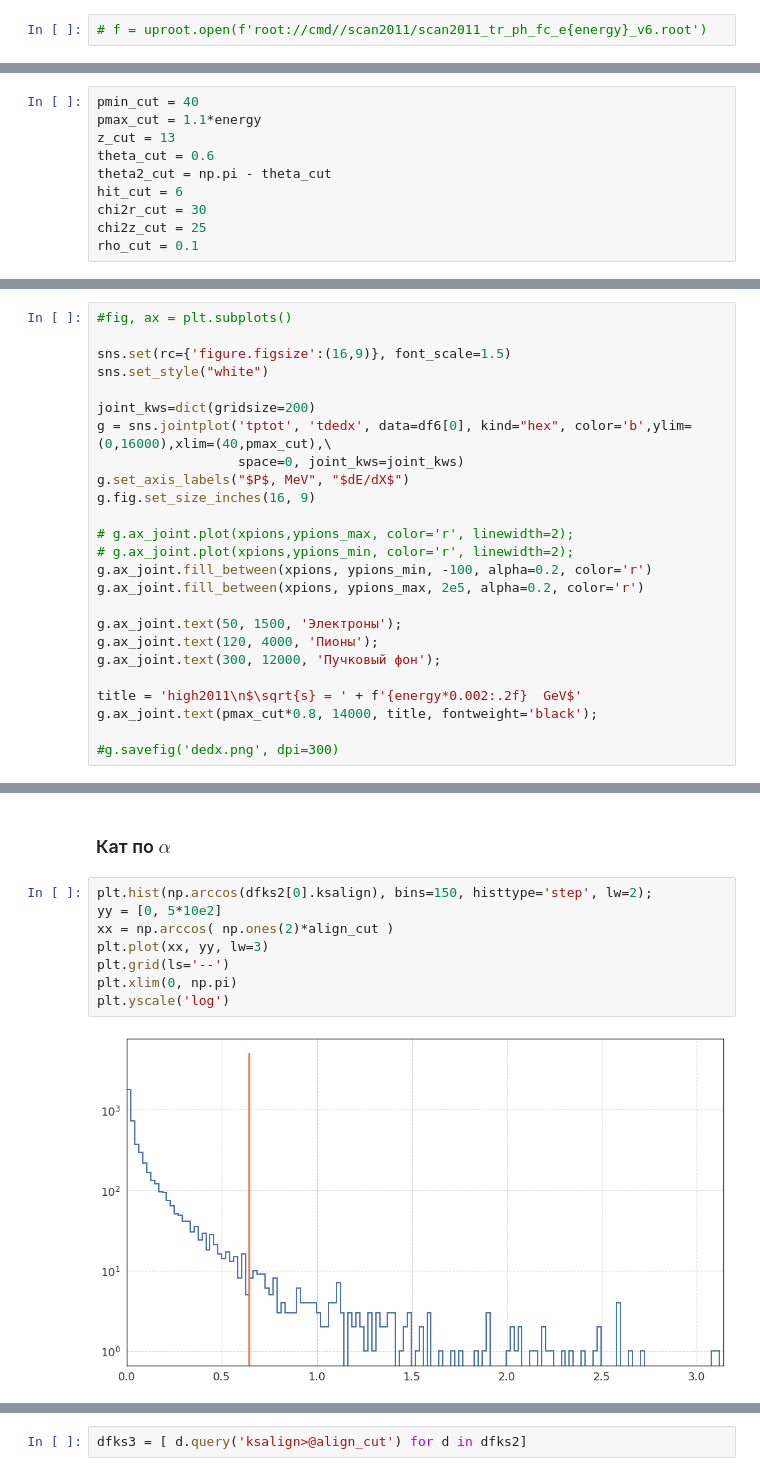
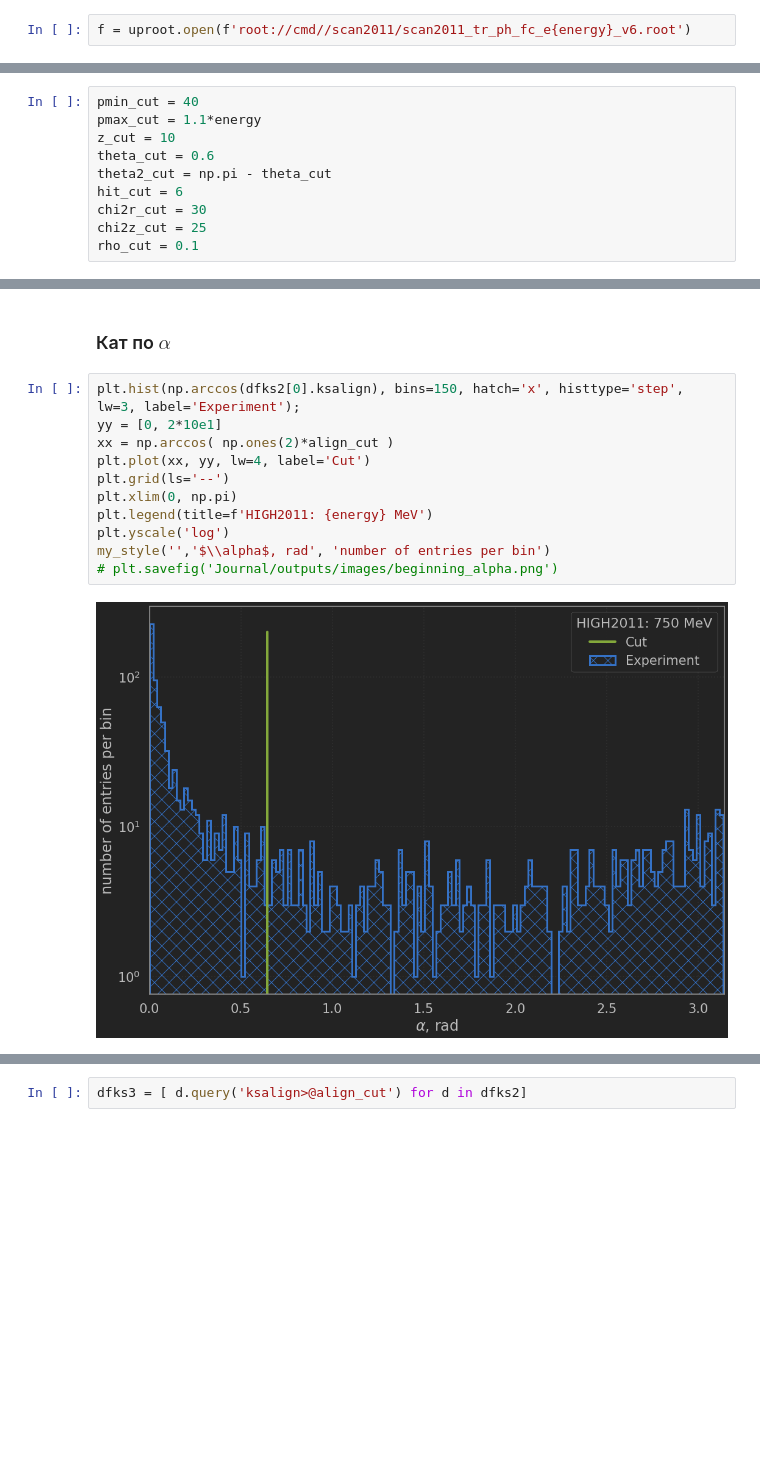
Before and after one commit to nikita-p/research, a Jupyter notebook: uproot/Beginning.ipynb, the cells around one changed output, grey strips where cells are left out. Cells and saved outputs as stored; diff of their text form; blank space fills up the shorter version.

```diff
--- a/uproot/Beginning.ipynb
+++ b/uproot/Beginning.ipynb
@@ -42,7 +51,7 @@ plt.legend(frameon=True)
 energy = 750
 entrystop = None#1e5
 # %%
-# f = uproot.open(f'root://cmd//scan2011/scan2011_tr_ph_fc_e{energy}_v6.root')
+f = uproot.open(f'root://cmd//scan2011/scan2011_tr_ph_fc_e{energy}_v6.root')
 # %%
 #Сравниваю два файла моделирования
 f1 = uproot.open('/store17/petrov/data/kskl_sim_custom/tr_ph/tr_ph_kskl_1.5.root') #custom mc
@@ -52,7 +61,7 @@ f2 = uproot.open('/store17/lukinp/Analysis/klks_high/sim/tr_ph/tr_ph_750.root')
 # %%
 pmin_cut = 40
 pmax_cut = 1.1*energy
-z_cut = 13
+z_cut = 10
 theta_cut = 0.6
 theta2_cut = np.pi - theta_cut
 hit_cut = 6
@@ -130,28 +139,3 @@ def piDeDx(P):
 xpions = np.linspace(40, pmax_cut, 200)
 ypions_max = piDeDx(xpions) + 2000
 ypions_min = piDeDx(xpions) - 2000
-# %%
-#fig, ax = plt.subplots()
-
-sns.set(rc={'figure.figsize':(16,9)}, font_scale=1.5)
-sns.set_style("white")
-
-joint_kws=dict(gridsize=200)
-g = sns.jointplot('tptot', 'tdedx', data=df6[0], kind="hex", color='b',ylim=(0,16000),xlim=(40,pmax_cut),\
-                  space=0, joint_kws=joint_kws)
-g.set_axis_labels("$P$, MeV", "$dE/dX$")
-g.fig.set_size_inches(16, 9)
-
-# g.ax_joint.plot(xpions,ypions_max, color='r', linewidth=2);
-# g.ax_joint.plot(xpions,ypions_min, color='r', linewidth=2);
-g.ax_joint.fill_between(xpions, ypions_min, -100, alpha=0.2, color='r')
-g.ax_joint.fill_between(xpions, ypions_max, 2e5, alpha=0.2, color='r')
-
-g.ax_joint.text(50, 1500, 'Электроны');
-g.ax_joint.text(120, 4000, 'Пионы');
-g.ax_joint.text(300, 12000, 'Пучковый фон');
-
-title = 'high2011\n$\sqrt{s} = ' + f'{energy*0.002:.2f}  GeV$'
-g.ax_joint.text(pmax_cut*0.8, 14000, title, fontweight='black');
-
-#g.savefig('dedx.png', dpi=300)
@@ -293,13 +285,16 @@ plt.text(0.4, 0.5, f'energy = {energy} MeV');
 # %% [markdown]
 ### Кат по $\alpha$
 # %%
-plt.hist(np.arccos(dfks2[0].ksalign), bins=150, histtype='step', lw=2);
-yy = [0, 5*10e2]
+plt.hist(np.arccos(dfks2[0].ksalign), bins=150, hatch='x', histtype='step', lw=3, label='Experiment');
+yy = [0, 2*10e1]
 xx = np.arccos( np.ones(2)*align_cut )
-plt.plot(xx, yy, lw=3)
+plt.plot(xx, yy, lw=4, label='Cut')
 plt.grid(ls='--')
 plt.xlim(0, np.pi)
+plt.legend(title=f'HIGH2011: {energy} MeV')
 plt.yscale('log')
+my_style('','$\\alpha$, rad', 'number of entries per bin')
+# plt.savefig('Journal/outputs/images/beginning_alpha.png')
 # %% [output]
-[figure, old version]
+[figure, new version]
 # %%
```
Also changed, not shown: parts of 21 cells of this notebook, 36 other files.
